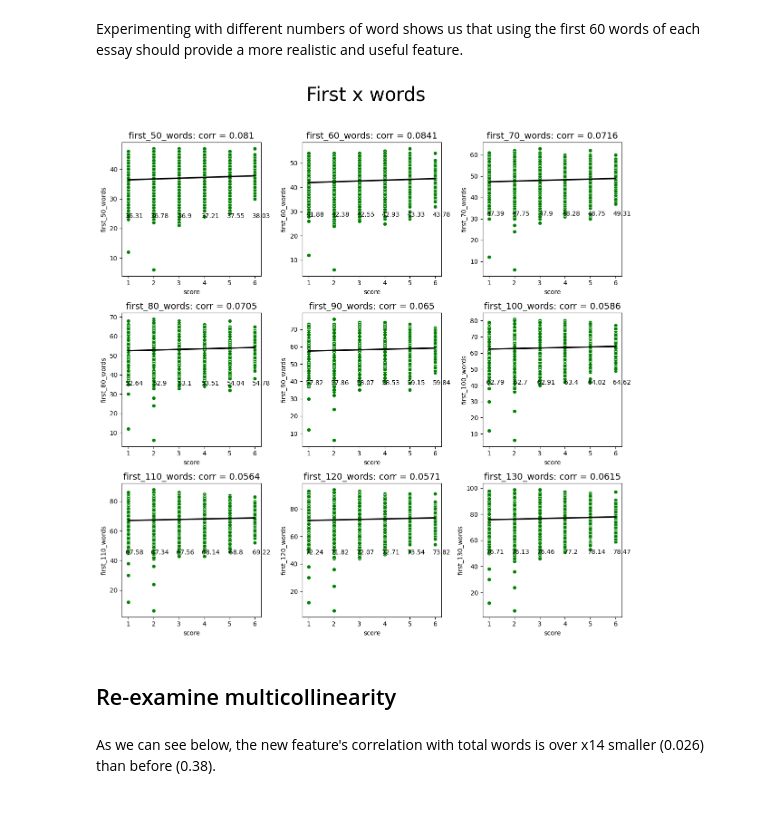
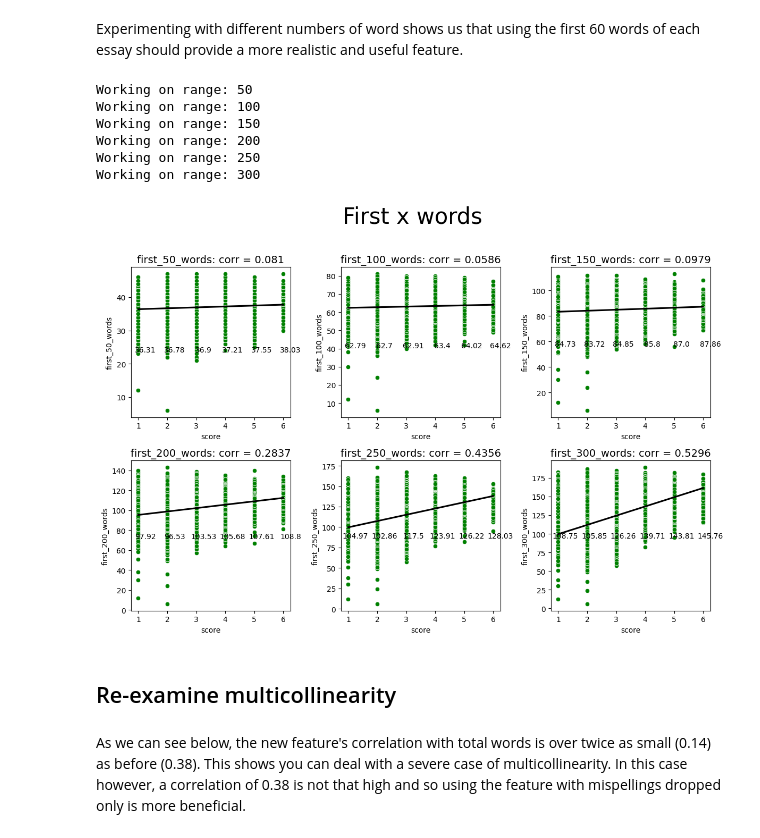
Before and after one commit to jcarterlab/NLP-unique-words-feature-engineering, a Jupyter notebook: nlp_unique_words_feature_engineering.ipynb, the cells around one changed output. Cells and saved outputs as stored; diff of their text form; code cells hidden in the pictures; blank space fills up the shorter version.

```diff
--- a/nlp_unique_words_feature_engineering.ipynb
+++ b/nlp_unique_words_feature_engineering.ipynb
@@ -20,43 +20,7 @@ train.head()
 # %%
 import re
 import string
-import nltk
-from nltk.tokenize import word_tokenize
-from nltk.corpus import stopwords
-stop_words = set(stopwords.words('english'))
 from spellchecker import SpellChecker
-
-# runs through the preprocessing steps
-def preprocess_text(text):
-
-    # removes unprintable characters
-    unprintable = r"[^\w\s]"
-    text = re.sub(unprintable, '', text)
-
-    # removes non-breaking space characters
-    non_breaking = '\xa0'
-    text = re.sub(non_breaking, ' ', text)
-
-    # removes newline characters
-    newline = '\n'
-    text = re.sub(newline, ' ', text)
-
-    # removes punctuation
-    text = text.translate(str.maketrans('', '', string.punctuation))
-
-    # lowercases the text
-    text = text.lower()
-
-    # tokenizes the text
-    tokens = word_tokenize(text)
-
-    # remove stopwords and digits
-    tokens = [token for token in tokens if token not in stop_words]
-
-    # joins the tokens back into a string
-    preprocessed_text = ' '.join(tokens)
-
-    return preprocessed_text
 
 
 continents = [
@@ -144,7 +108,7 @@ def drop_mispellings(text):
 
 
 # returns the ratio of unique words
-def unique_words(text, drop_misspelt=False):
+def unique_words(text):
 
     # drops mispellings
     text = drop_mispellings(text)
@@ -159,7 +123,7 @@ def unique_words(text, drop_misspelt=False):
 
 
 train['initial metric'] = [len(set(x.split(' '))) / len(x.split(' ')) for x in train['full_text']]
-train['misspellings dropped'] = [unique_words(x, drop_misspelt=True) for x in train['full_text']]
+train['misspellings dropped'] = [unique_words(x) for x in train['full_text']]
 # %% [markdown]
 ## Examine correlation
 # %% [markdown]
@@ -293,39 +257,46 @@ Experimenting with different numbers of word shows us that using the first 60 wo
 # %%
 # uses a fixed number of words calculate the unique words ratio
 def unique_words_fixed(text, range):
 
     # drops mispellings
     dropped_mispellings = drop_mispellings(text)
 
     # retains the first x words
     first_x_words = dropped_mispellings[0:range]
 
     # unique words
     unique_words_count = len(set(first_x_words))
 
     # unique words ratio
     unique_words_ratio = unique_words_count / len(text.split(' '))
 
     return unique_words_count
 
 
 # creates a new feature for different values of first words
 names = []
-ranges = ['50', '60', '70', '80', '90', '100', '110', '120', '130']
+ranges = ['50', '100', '150', '200', '250', '300']
 for range in ranges:
+    print('Working on range: ' + str(range))
     name = 'first_' + range + '_words'
     train[name] = [unique_words_fixed(x, range=eval(range)) for x in train['full_text']]
     names.append(name)
 
 
 # examines the correlations
 correlation_analysis(train, names, ncols=3, title='First x words')
 # %% [output]
+Working on range: 50
+Working on range: 100
+Working on range: 150
+Working on range: 200
+Working on range: 250
+Working on range: 300
-[figure, old version]
+[figure, new version]
 # %% [markdown]
 ## Re-examine multicollinearity
 # %% [markdown]
-As we can see below, the new feature's correlation with total words is over x14 smaller (0.026) than before (0.38).
+As we can see below, the new feature's correlation with total words is over twice as small (0.14) as before (0.38). This shows you can deal with a severe case of multicollinearity. In this case however, a correlation of 0.38 is not that high and so using the feature with mispellings dropped only is more beneficial.
 # %%
 # correlation dataframe
 corr_df = pd.DataFrame({'total_words': total_words,
```
Also changed, not shown: parts of 1 cell of this notebook.
